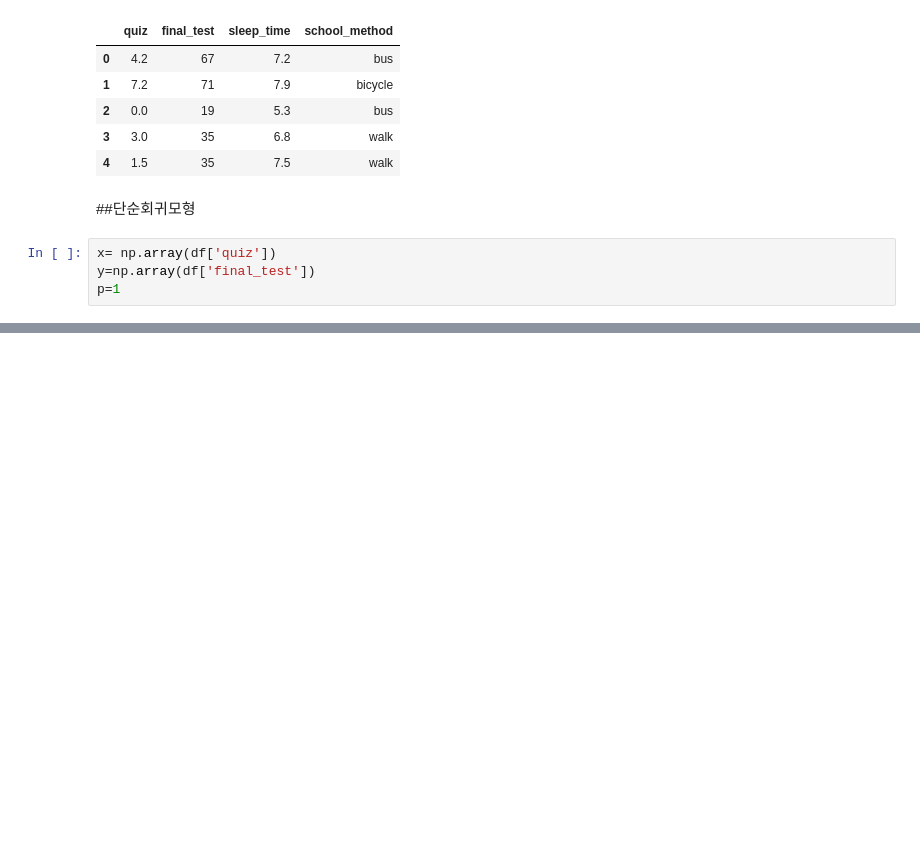
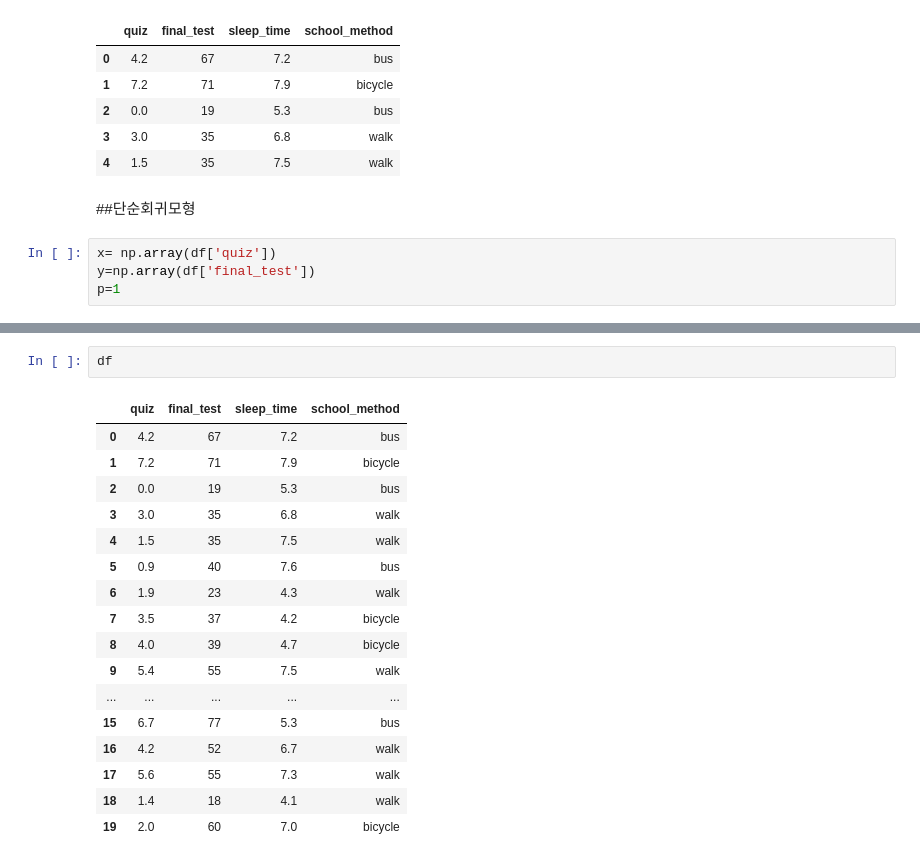
Before and after one commit to Kwangbin/statistic, a Jupyter notebook: 회귀분석_002.ipynb, the cells around one changed output, grey strips where cells are left out. Drawn from its saved outputs; the diff is of its cells as text; blank space fills up the shorter version.

```diff
--- a/회귀분석_002.ipynb
+++ b/회귀분석_002.ipynb
@@ -110,0 +157,20 @@ p=1
+# %%
+df
+# %% [output]
+|  | quiz | final_test | sleep_time | school_method |
+| 0 | 4.2 | 67 | 7.2 | bus |
+| 1 | 7.2 | 71 | 7.9 | bicycle |
+| 2 | 0.0 | 19 | 5.3 | bus |
+| 3 | 3.0 | 35 | 6.8 | walk |
+| 4 | 1.5 | 35 | 7.5 | walk |
+| 5 | 0.9 | 40 | 7.6 | bus |
+| 6 | 1.9 | 23 | 4.3 | walk |
+| 7 | 3.5 | 37 | 4.2 | bicycle |
+| 8 | 4.0 | 39 | 4.7 | bicycle |
+| 9 | 5.4 | 55 | 7.5 | walk |
+| ... | ... | ... | ... | ... |
+| 15 | 6.7 | 77 | 5.3 | bus |
+| 16 | 4.2 | 52 | 6.7 | walk |
+| 17 | 5.6 | 55 | 7.3 | walk |
+| 18 | 1.4 | 18 | 4.1 | walk |
+| 19 | 2.0 | 60 | 7.0 | bicycle |
```
Also changed, not shown: parts of 8 cells of this notebook.
